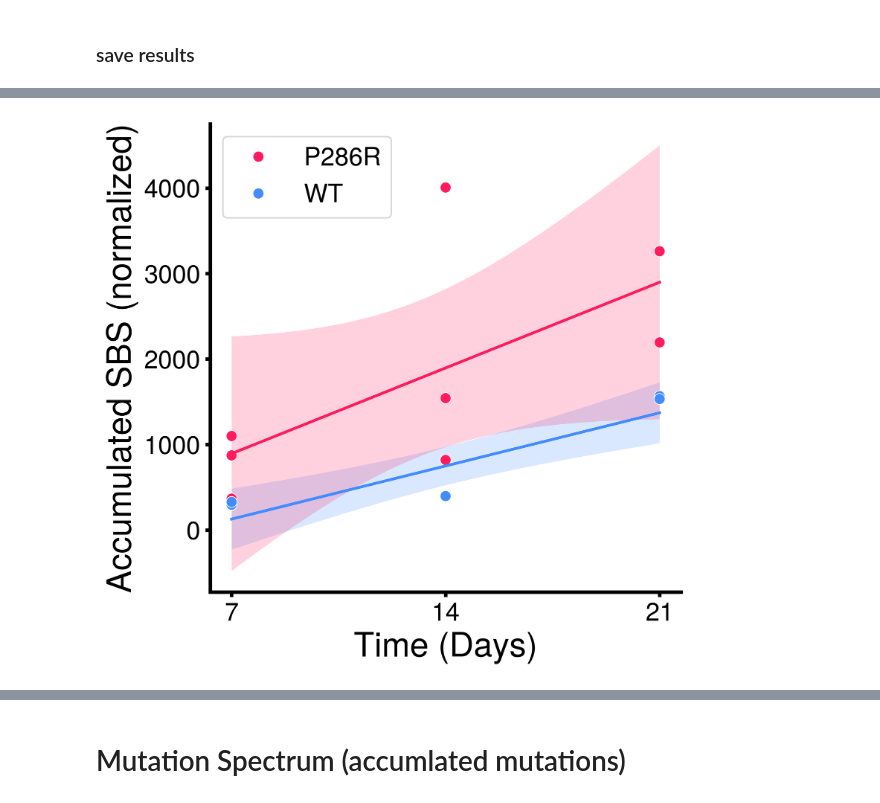
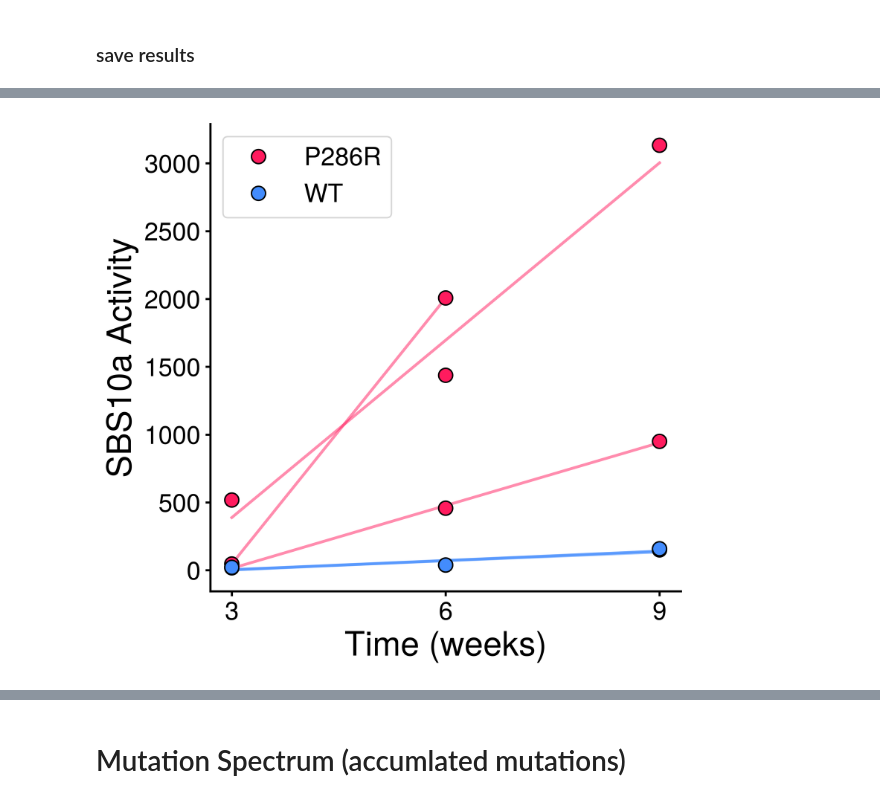
Before and after one commit to SrivatsanLab/SPC_genome, a Jupyter notebook: notebooks/K562_mut_accumulation.ipynb, the cells around one changed output, grey strips where cells are left out. Cells and saved outputs as stored; diff of their text form; code cells hidden in the pictures.

```diff
--- a/notebooks/K562_mut_accumulation.ipynb
+++ b/notebooks/K562_mut_accumulation.ipynb
@@ -67,12 +67,14 @@ mpl.rcParams.update({
     "font.sans-serif": ["TeX Gyre Heros"],
     "font.size": 12,
 
-    "axes.linewidth": 2.5,
+    # Axes lines
+    "axes.linewidth": 1.5,
+
     # Tick marks
-    "xtick.major.width": 2.5,
-    "ytick.major.width": 2.5,
-    "xtick.minor.width": 2.0,
-    "ytick.minor.width": 2.0,
+    "xtick.major.width": 1.5,
+    "ytick.major.width": 1.5,
+    "xtick.minor.width": 1.0,
+    "ytick.minor.width": 1.0,
 
     # Tick direction (outward is common in publications)
     "xtick.direction": "out",
@@ -831,2 +911,3 @@ time_series.to_csv('../results/K562_mut_accumulation/mutation_accumulation.csv')
 # %%
-time_series = pd.read_csv('../results/K562_mut_accumulation/mutation_accumulation.csv')
+time_series = pd.read_csv('../results/K562_mut_accumulation/mutation_accumulation.csv', index_col=0)
+time_series
@@ -833,62 +935,60 @@ time_series = pd.read_csv('../results/K562_mut_accumulation/mutation_accumulatio
 # %%
 ## Plot
+from scipy import stats
 palette = {'WT': '#438CFD', 'P286R': '#FF1B5E'}
+
+# one dash pattern per replicate suffix, shared across genotypes
+dashes = {'C4': (None, None), 'C5': (4, 1.5), 'C6': (1, 1.5)}
+
 fig, ax = plt.subplots(1, 1, figsize=(6, 6), dpi=600)
 
-# Manual regression line + 95% CI band per genotype
-x_grid = np.linspace(time_series['passage'].min(),
-                     time_series['passage'].max(), 100)
+plot_df = time_series.assign(SBS10a_scaled=time_series['SBS10a'] / 10)
 
-for genotype, color in palette.items():
-    sub = time_series[time_series['genotype'] == genotype]
+for lineage, sub in plot_df.groupby('lineage'):
+    genotype = sub['genotype'].iloc[0]
+    color = palette[genotype]
+    rep = lineage.split('_')[-1]
+
     x = sub['passage'].values
-    y = sub['accumulated_mutations_norm'].values
+    y = sub['SBS10a_scaled'].values
 
-    # OLS fit
+    if len(x) < 2:
+        continue
+
     slope, intercept, *_ = stats.linregress(x, y)
+    x_grid = np.linspace(x.min(), x.max(), 100)
     y_pred = slope * x_grid + intercept
 
-    # 95% CI band
-    n = len(x)
-    y_fit = slope * x + intercept
-    resid = y - y_fit
-    dof = n - 2
-    s_err = np.sqrt(np.sum(resid**2) / dof)
-    x_mean = x.mean()
-    se = s_err * np.sqrt(1/n + (x_grid - x_mean)**2 / np.sum((x - x_mean)**2))
-    t_val = stats.t.ppf(0.975, dof)
-    ci = t_val * se
+    ax.plot(x_grid, y_pred, color=color, lw=2, alpha=0.5, label='_nolegend_', zorder=1)
 
-    ax.plot(x_grid, y_pred, color=color, lw=2)
-    ax.fill_between(x_grid, y_pred - ci, y_pred + ci,
-                    color=color, alpha=0.2, linewidth=0)
+    # 95% CI band -- needs >= 3 points (dof = n - 2 > 0)
+    if len(x) > 2:
+        n = len(x)
+        resid = y - (slope * x + intercept)
+        dof = n - 2
+        s_err = np.sqrt(np.sum(resid**2) / dof)
+        x_mean = x.mean()
+        se = s_err * np.sqrt(1/n + (x_grid - x_mean)**2 / np.sum((x - x_mean)**2))
+        ci = stats.t.ppf(0.975, dof) * se
+        # ax.fill_between(x_grid, y_pred - ci, y_pred + ci,
+        #                 color=color, alpha=0.2, linewidth=0, zorder=0)
 
-# Scatter
 sns.scatterplot(
-    data=time_series,
-    x='passage',
-    y='accumulated_mutations_norm',
-    hue='genotype',
-    palette=palette,
-    s=60,
-    edgecolor='white',
-    linewidth=0.5,
-    legend=True,
-    ax=ax,
+    data=plot_df, x='passage', y='SBS10a_scaled',
+    hue='genotype', palette=palette,
+    s=100, edgecolor='black', linewidth=1,
+    legend=True, ax=ax, zorder=2,
 )
 
 ax.legend(fontsize=18).set_title(None)
-# Ticks
 ax.set_xticks([1, 2, 3])
-ax.set_xticklabels(['7', '14', '21'])
-
-# Labels & style
-ax.set_xlabel("Time (Days)", fontsize=24)
-ax.set_ylabel("Accumulated SBS (normalized)", fontsize=24)
+ax.set_xticklabels(['3', '6', '9'])
+ax.set_xlabel("Time (weeks)", fontsize=24)
+ax.set_ylabel("SBS10a Activity", fontsize=24)
 ax.tick_params(labelsize=18)
 sns.despine()
-
-g.savefig('../results/K562_mut_accumulation/accumulated_mutations.png')
 plt.show()
+fig.savefig('../results/K562_mut_accumulation/accumulated_SBS10a.png', dpi=600, bbox_inches='tight')
+fig.savefig('../results/K562_mut_accumulation/accumulated_SBS10a.svg', bbox_inches='tight')
 # %% [output]
-[figure, old version]
+[figure, new version]
```
Also changed, not shown: parts of 23 cells of this notebook, 7 other files.
